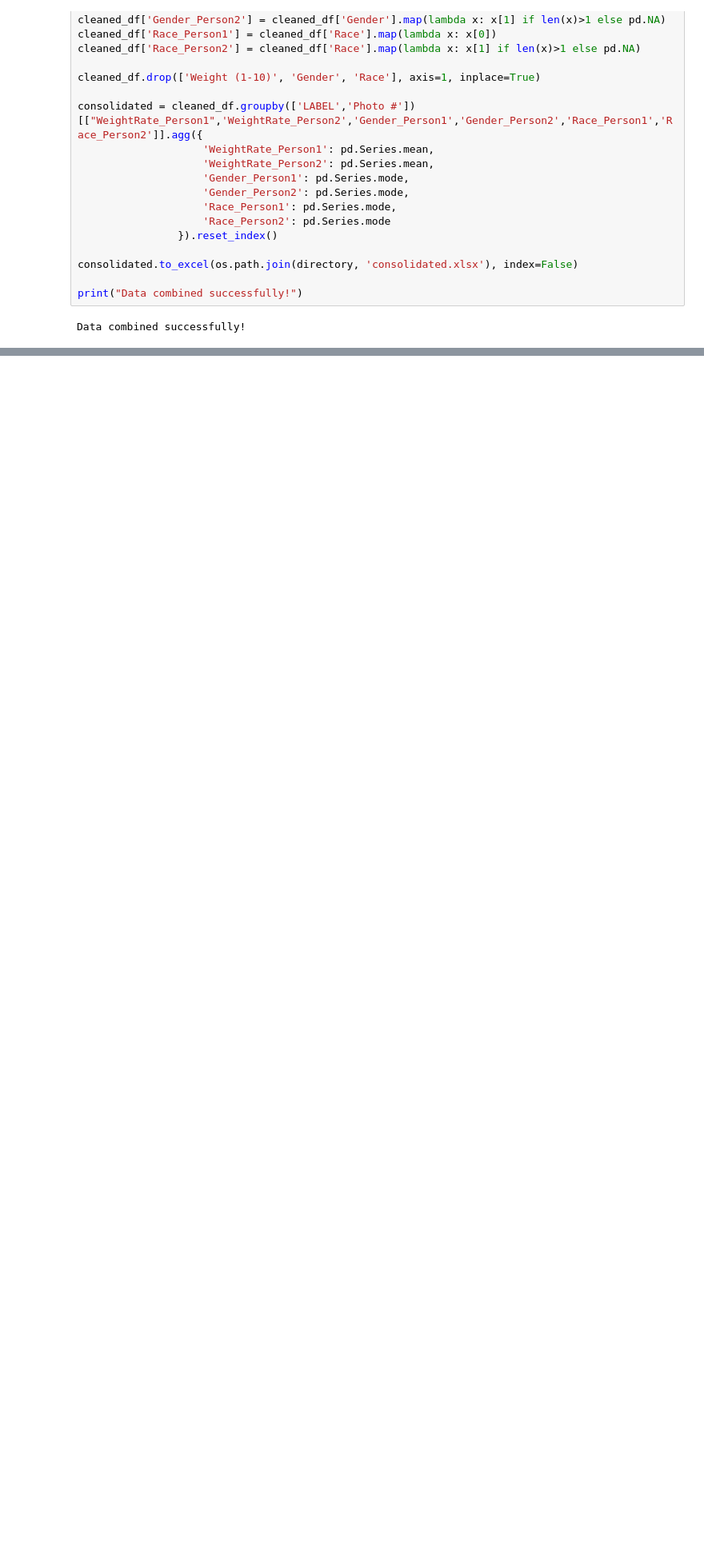
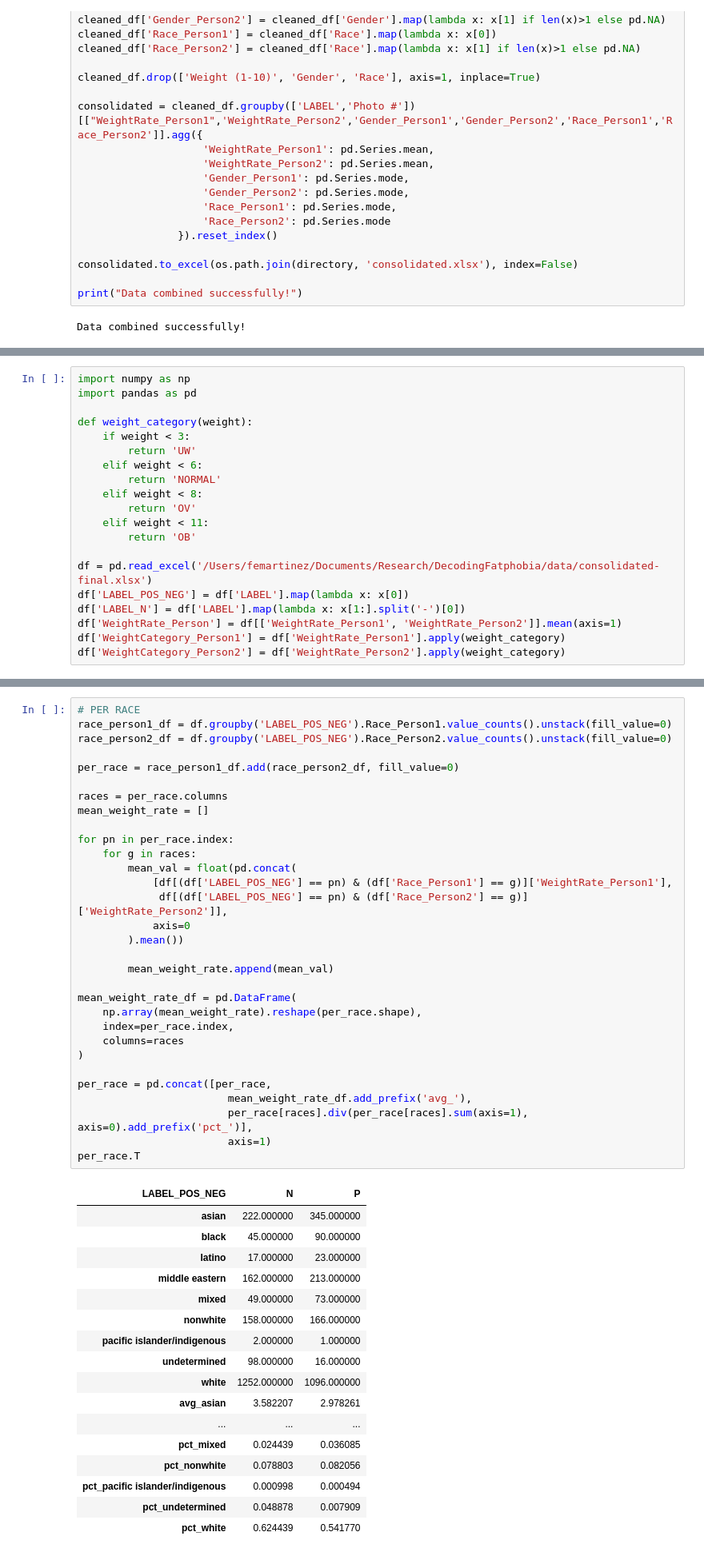
Before and after one commit to janewarren/decodingfatphobia, a Jupyter notebook: table_combination.ipynb, the cells around one changed output, grey strips where cells are left out. Shown: that part at 80% size. Cells and saved outputs as stored; diff of their text form; blank space fills up the shorter version.

Commit message:
updated table_combination

```diff
--- a/table_combination.ipynb
+++ b/table_combination.ipynb
@@ -92,0 +80,20 @@ ANNIKA 40
+# %%
+import numpy as np
+import pandas as pd
+
+def weight_category(weight):
+    if weight < 3:
+        return 'UW'
+    elif weight < 6:
+        return 'NORMAL'
+    elif weight < 8:
+        return 'OV'
+    elif weight < 11:
+        return 'OB'
+
+df = pd.read_excel('/Users/femartinez/Documents/Research/DecodingFatphobia/data/consolidated-final.xlsx')
+df['LABEL_POS_NEG'] = df['LABEL'].map(lambda x: x[0])
+df['LABEL_N'] = df['LABEL'].map(lambda x: x[1:].split('-')[0])
+df['WeightRate_Person'] = df[['WeightRate_Person1', 'WeightRate_Person2']].mean(axis=1)
+df['WeightCategory_Person1'] = df['WeightRate_Person1'].apply(weight_category)
+df['WeightCategory_Person2'] = df['WeightRate_Person2'].apply(weight_category)
@@ -92,0 +194,49 @@ ANNIKA 40
+# %%
+# PER RACE
+race_person1_df = df.groupby('LABEL_POS_NEG').Race_Person1.value_counts().unstack(fill_value=0)
+race_person2_df = df.groupby('LABEL_POS_NEG').Race_Person2.value_counts().unstack(fill_value=0)
+
+per_race = race_person1_df.add(race_person2_df, fill_value=0)
+
+races = per_race.columns
+mean_weight_rate = []
+
+for pn in per_race.index:
+    for g in races:
+        mean_val = float(pd.concat(
+            [df[(df['LABEL_POS_NEG'] == pn) & (df['Race_Person1'] == g)]['WeightRate_Person1'],
+             df[(df['LABEL_POS_NEG'] == pn) & (df['Race_Person2'] == g)]['WeightRate_Person2']],
+            axis=0
+        ).mean())
+
+        mean_weight_rate.append(mean_val)
+
+mean_weight_rate_df = pd.DataFrame(
+    np.array(mean_weight_rate).reshape(per_race.shape),
+    index=per_race.index,
+    columns=races
+)
+
+per_race = pd.concat([per_race,
+                        mean_weight_rate_df.add_prefix('avg_'),
+                        per_race[races].div(per_race[races].sum(axis=1), axis=0).add_prefix('pct_')],
+                        axis=1)
+per_race.T
+# %% [output]
+| LABEL_POS_NEG | N | P |
+| asian | 222.000000 | 345.000000 |
+| black | 45.000000 | 90.000000 |
+| latino | 17.000000 | 23.000000 |
+| middle eastern | 162.000000 | 213.000000 |
+| mixed | 49.000000 | 73.000000 |
+| nonwhite | 158.000000 | 166.000000 |
+| pacific islander/indigenous | 2.000000 | 1.000000 |
+| undetermined | 98.000000 | 16.000000 |
+| white | 1252.000000 | 1096.000000 |
+| avg_asian | 3.582207 | 2.978261 |
+| ... | ... | ... |
+| pct_mixed | 0.024439 | 0.036085 |
+| pct_nonwhite | 0.078803 | 0.082056 |
+| pct_pacific islander/indigenous | 0.000998 | 0.000494 |
+| pct_undetermined | 0.048878 | 0.007909 |
+| pct_white | 0.624439 | 0.541770 |
```
Also changed, not shown: parts of 3 cells of this notebook, 1 other file.
